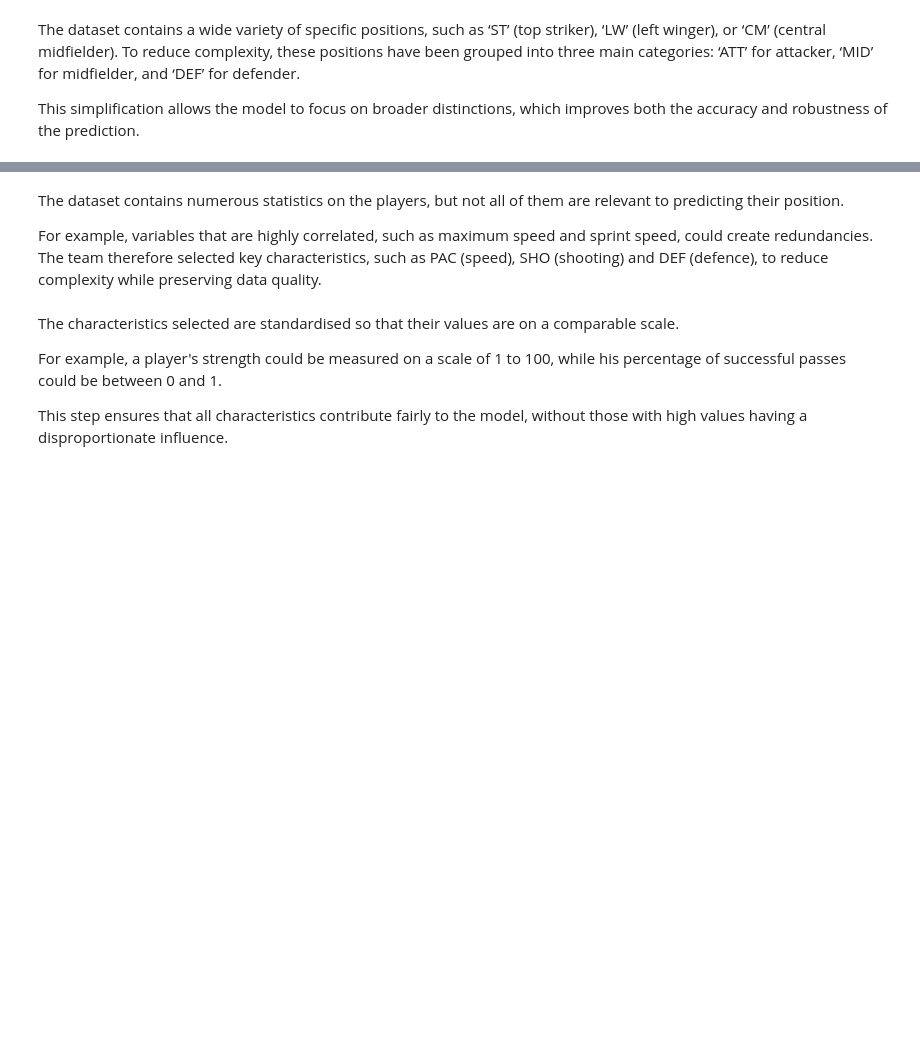
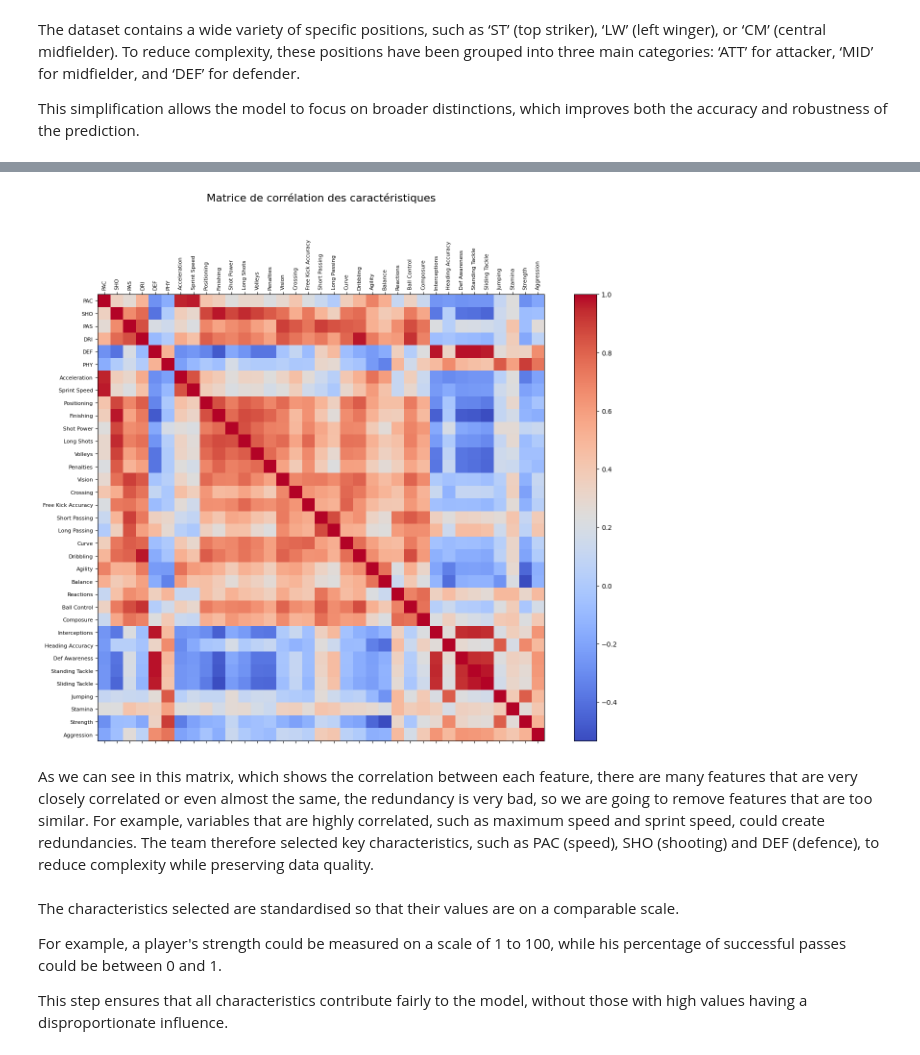
Before and after one commit to Nico9417/TI-508-Machine-learning-predict-fifa, a Jupyter notebook: projet.ipynb, the cells around one changed output, grey strips where cells are left out. Cells and saved outputs as stored; diff of their text form; code cells hidden in the pictures; blank space fills up the shorter version.

```diff
--- a/projet.ipynb
+++ b/projet.ipynb
@@ -53,6 +130,32 @@ data['Position'] = data['Position'].apply(map_position)
+# %%
+features_full = [
+    'PAC', 'SHO', 'PAS', 'DRI', 'DEF', 'PHY', 'Acceleration', 'Sprint Speed',
+    'Positioning', 'Finishing', 'Shot Power', 'Long Shots', 'Volleys', 'Penalties',
+    'Vision', 'Crossing', 'Free Kick Accuracy', 'Short Passing', 'Long Passing',
+    'Curve', 'Dribbling', 'Agility', 'Balance', 'Reactions', 'Ball Control',
+    'Composure', 'Interceptions', 'Heading Accuracy', 'Def Awareness',
+    'Standing Tackle', 'Sliding Tackle', 'Jumping', 'Stamina', 'Strength',
+    'Aggression'
+]
+
+# Filtrer le dataframe pour les colonnes spécifiées
+subset_data = data[features_full]
+
+# Calculer la matrice de corrélation
+correlation_matrix = subset_data.corr()
+
+# Visualiser la matrice de corrélation
+plt.figure(figsize=(16, 12))
+plt.matshow(correlation_matrix, cmap='coolwarm', fignum=1)
+plt.colorbar()
+plt.title('Matrice de corrélation des caractéristiques', y=1.2, fontsize=16)
+plt.xticks(range(len(features_full)), features_full, rotation=90, fontsize=8)
+plt.yticks(range(len(features_full)), features_full, fontsize=8)
+plt.show()
+# %% [output]
+[figure, added]
 # %% [markdown]
-The dataset contains numerous statistics on the players, but not all of them are relevant to predicting their position.
-
+As we can see in this matrix, which shows the correlation between each feature, there are many features that are very closely correlated or even almost the same, the redundancy is very bad, so we are going to remove features that are too similar.
 For example, variables that are highly correlated, such as maximum speed and sprint speed, could create redundancies. The team therefore selected key characteristics, such as PAC (speed), SHO (shooting) and DEF (defence), to reduce complexity while preserving data quality.
 # %%
 # Define features with more detailed stats than the base ones
```
Also changed, not shown: parts of 10 cells of this notebook, 1 other file.
